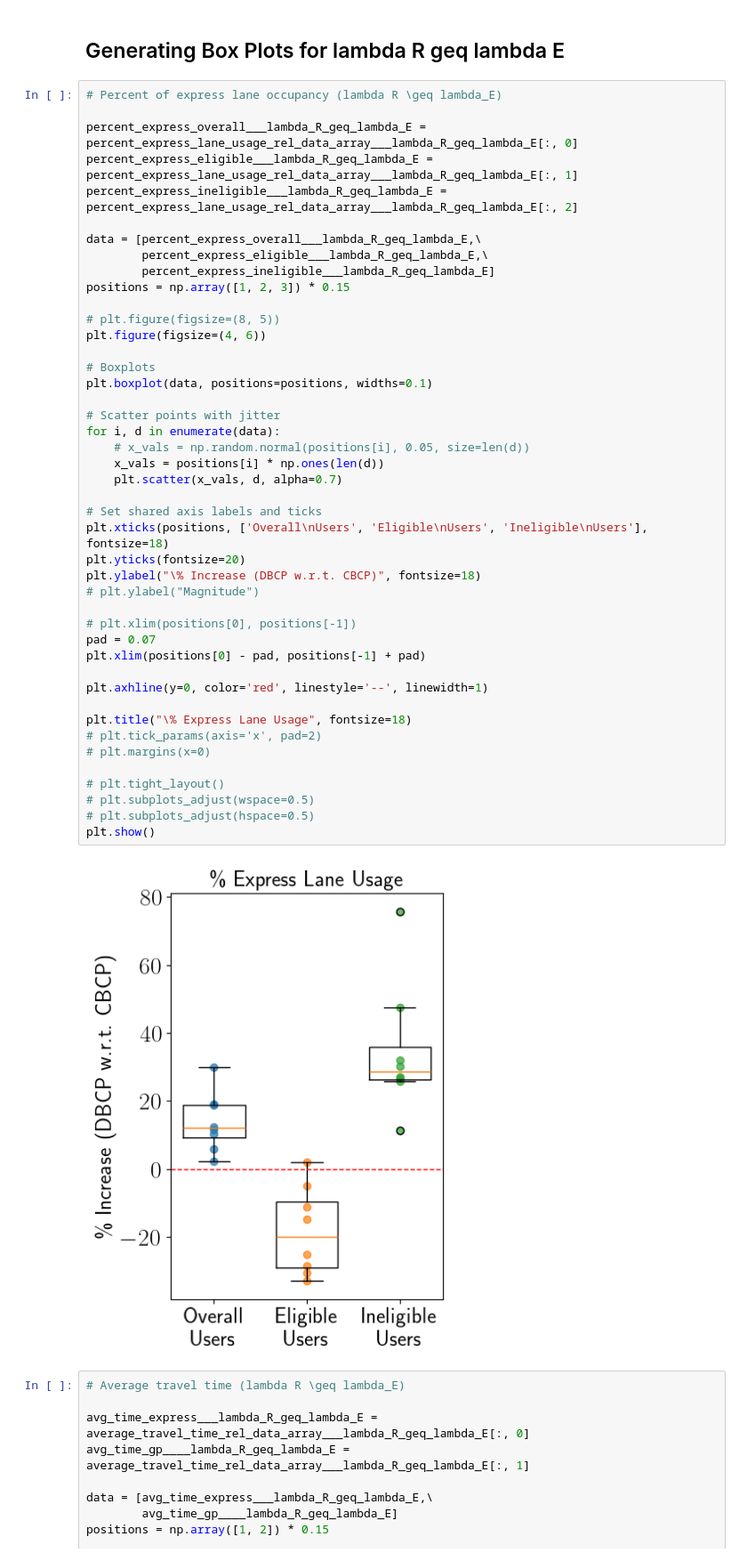
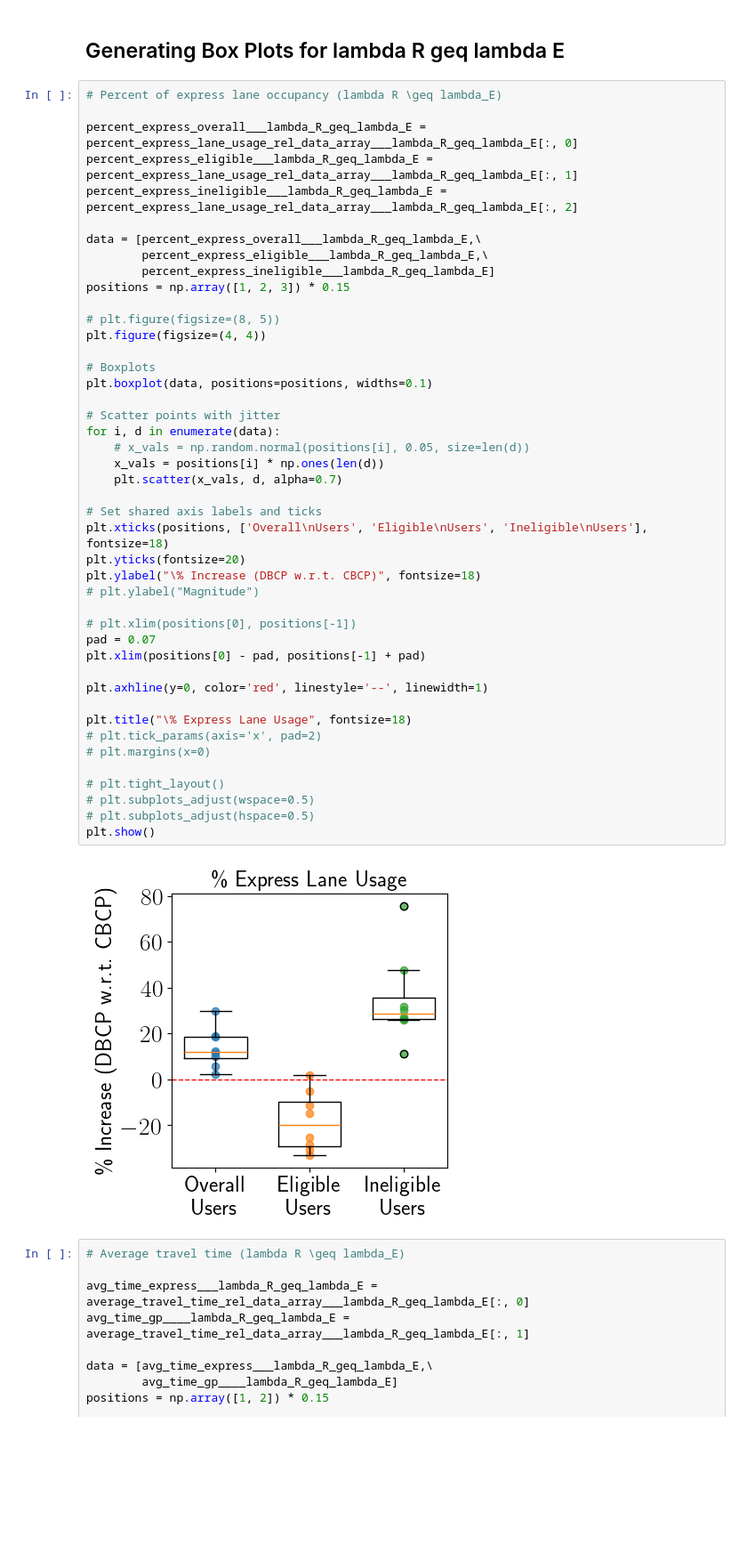
Before and after one commit to chihyuanchiu/CBCP_Credit_Discount, a Jupyter notebook: frank/Bilevel_Opt_aux_compare_CBCP_DBCP.ipynb, the cells around one changed output. Shown at 89% size. Cells and saved outputs as stored; diff of their text form; blank space fills up the shorter version.

Commit message:
Modified new plots for experiment section figures, 1.

```diff
--- a/frank/Bilevel_Opt_aux_compare_CBCP_DBCP.ipynb
+++ b/frank/Bilevel_Opt_aux_compare_CBCP_DBCP.ipynb
@@ -866,39 +866,39 @@ data = [percent_express_overall___lambda_R_geq_lambda_E,\
 positions = np.array([1, 2, 3]) * 0.15
 
 # plt.figure(figsize=(8, 5))
-plt.figure(figsize=(4, 6))
+plt.figure(figsize=(4, 4))
 
 # Boxplots
 plt.boxplot(data, positions=positions, widths=0.1)
 
 # Scatter points with jitter
 for i, d in enumerate(data):
     # x_vals = np.random.normal(positions[i], 0.05, size=len(d))
     x_vals = positions[i] * np.ones(len(d))
     plt.scatter(x_vals, d, alpha=0.7)
 
 # Set shared axis labels and ticks
 plt.xticks(positions, ['Overall\nUsers', 'Eligible\nUsers', 'Ineligible\nUsers'], fontsize=18)
 plt.yticks(fontsize=20)
 plt.ylabel("\% Increase (DBCP w.r.t. CBCP)", fontsize=18)
 # plt.ylabel("Magnitude")
 
 # plt.xlim(positions[0], positions[-1])
 pad = 0.07
 plt.xlim(positions[0] - pad, positions[-1] + pad)
 
 plt.axhline(y=0, color='red', linestyle='--', linewidth=1)
 
 plt.title("\% Express Lane Usage", fontsize=18)
 # plt.tick_params(axis='x', pad=2)
 # plt.margins(x=0)
 
 # plt.tight_layout()
 # plt.subplots_adjust(wspace=0.5)
 # plt.subplots_adjust(hspace=0.5)
 plt.show()
 # %% [output]
-[figure, old version]
+[figure, new version]
 # %%
 # Average travel time (lambda R \geq lambda_E)
 
```
Also changed, not shown: parts of 5 cells of this notebook.
